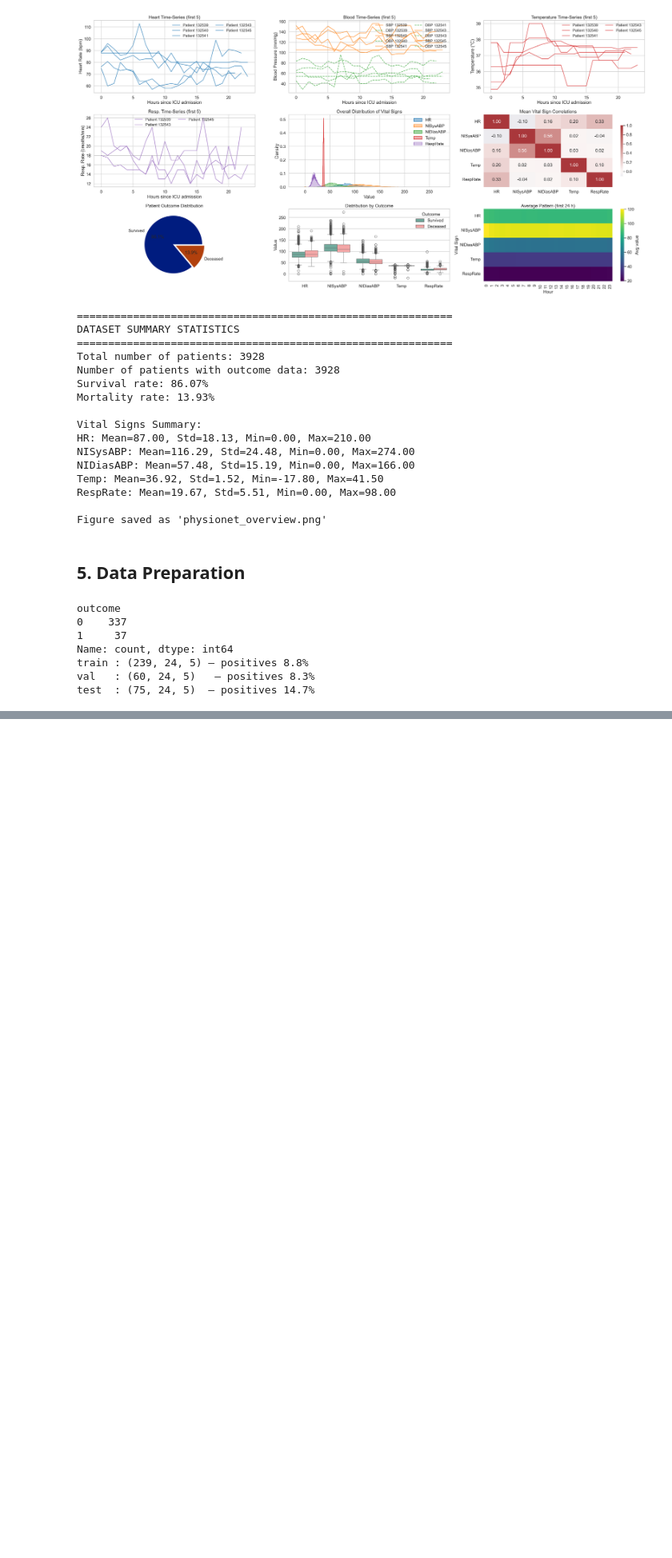
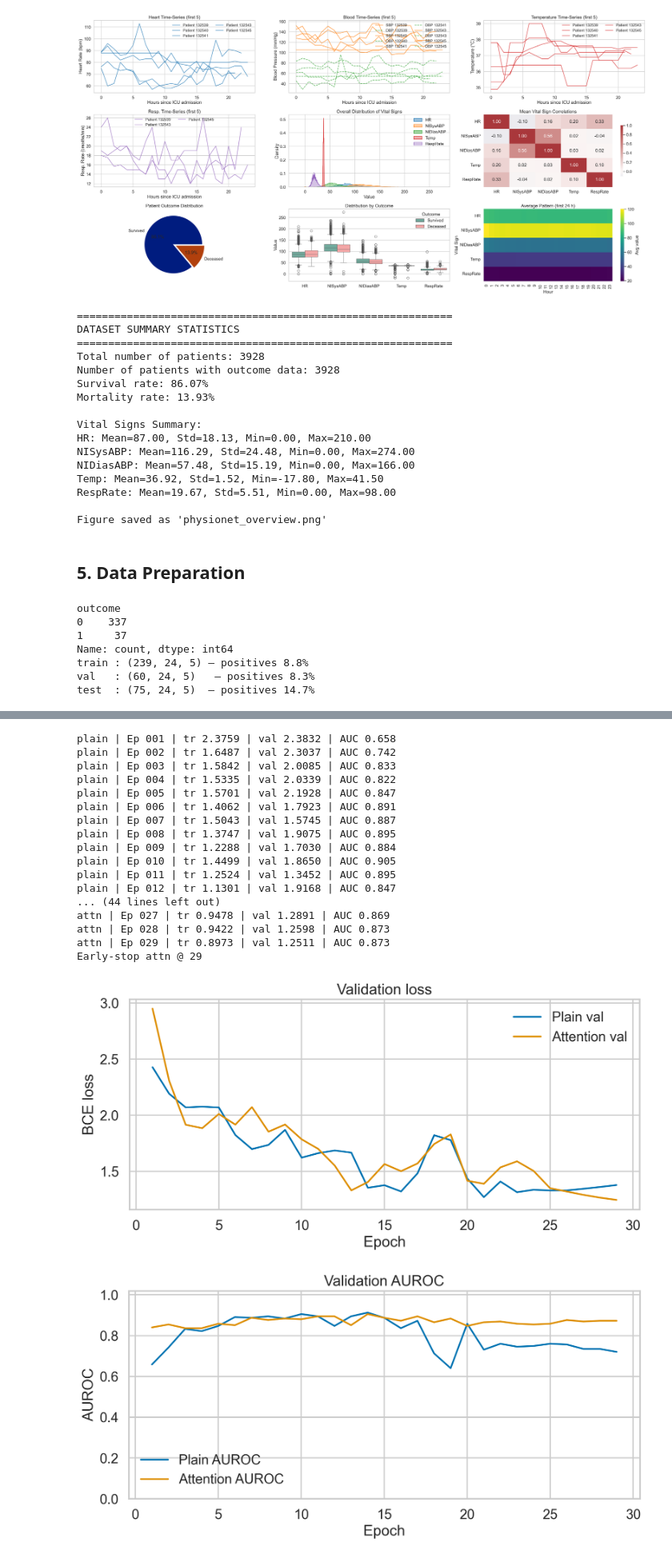
Before and after one commit to matt-ebrahim/CSYE7374, a Jupyter notebook: into-rnn/intro-rnn.ipynb, the cells around one changed output, grey strips where cells are left out. Shown at 80% size. Cells and saved outputs as stored; diff of their text form; code cells hidden in the pictures; blank space fills up the shorter version.

```diff
--- a/into-rnn/intro-rnn.ipynb
+++ b/into-rnn/intro-rnn.ipynb
@@ -927,0 +583,51 @@ Ep 24 | train 1.0951 | val 1.2071 | AUC 0.876 | lr 2.5e-04
+# %%
+RUN_TRAINING = True
+
+if RUN_TRAINING:
+    hist_plain = train_one_model(make_plain(), "plain")
+    hist_attn = train_one_model(make_attn(), "attn")
+else:
+    hist_plain = ...
+    hist_attn = ...
+
+def plot_curve(h1, h2, label1, label2):
+    sns.set_theme(style="whitegrid", context="talk")
+    pal = sns.color_palette("colorblind")
+    def smooth(v): return savgol_filter(v, 5, 2) if len(v)>=5 else v
+    fig, ax = plt.subplots(figsize=(10,5))
+
+    ep1, ep2 = np.arange(1,len(h1["train"])+1), np.arange(1,len(h2["train"])+1)
+    ax.plot(ep1, smooth(h1["val"]), label=f"{label1} val", lw=2, c=pal[0])
+    ax.plot(ep2, smooth(h2["val"]), label=f"{label2} val", lw=2, c=pal[1])
+    ax.set_xlabel("Epoch"); ax.set_ylabel("BCE loss"); ax.legend()
+    ax.set_title("Validation loss")
+    fig.tight_layout(); plt.show()
+
+    fig, ax = plt.subplots(figsize=(10,5))
+    ax.plot(ep1, h1["auc"], label=f"{label1} AUROC", lw=2, c=pal[0])
+    ax.plot(ep2, h2["auc"], label=f"{label2} AUROC", lw=2, c=pal[1])
+    ax.set_xlabel("Epoch"); ax.set_ylabel("AUROC"); ax.set_ylim(0,1.02)
+    ax.legend(); ax.set_title("Validation AUROC")
+    fig.tight_layout(); plt.show()
+
+plot_curve(hist_plain, hist_attn, "Plain", "Attention")
+# %% [output]
+plain | Ep 001 | tr 2.3759 | val 2.3832 | AUC 0.658
+plain | Ep 002 | tr 1.6487 | val 2.3037 | AUC 0.742
+plain | Ep 003 | tr 1.5842 | val 2.0085 | AUC 0.833
+plain | Ep 004 | tr 1.5335 | val 2.0339 | AUC 0.822
+plain | Ep 005 | tr 1.5701 | val 2.1928 | AUC 0.847
+plain | Ep 006 | tr 1.4062 | val 1.7923 | AUC 0.891
+plain | Ep 007 | tr 1.5043 | val 1.5745 | AUC 0.887
+plain | Ep 008 | tr 1.3747 | val 1.9075 | AUC 0.895
+plain | Ep 009 | tr 1.2288 | val 1.7030 | AUC 0.884
+plain | Ep 010 | tr 1.4499 | val 1.8650 | AUC 0.905
+plain | Ep 011 | tr 1.2524 | val 1.3452 | AUC 0.895
+plain | Ep 012 | tr 1.1301 | val 1.9168 | AUC 0.847
+... (44 lines left out)
+attn | Ep 027 | tr 0.9478 | val 1.2891 | AUC 0.869
+attn | Ep 028 | tr 0.9422 | val 1.2598 | AUC 0.873
+attn | Ep 029 | tr 0.8973 | val 1.2511 | AUC 0.873
+Early-stop attn @ 29
+[figure, added]
+[figure, added]
```
Also changed, not shown: parts of 13 cells of this notebook.
